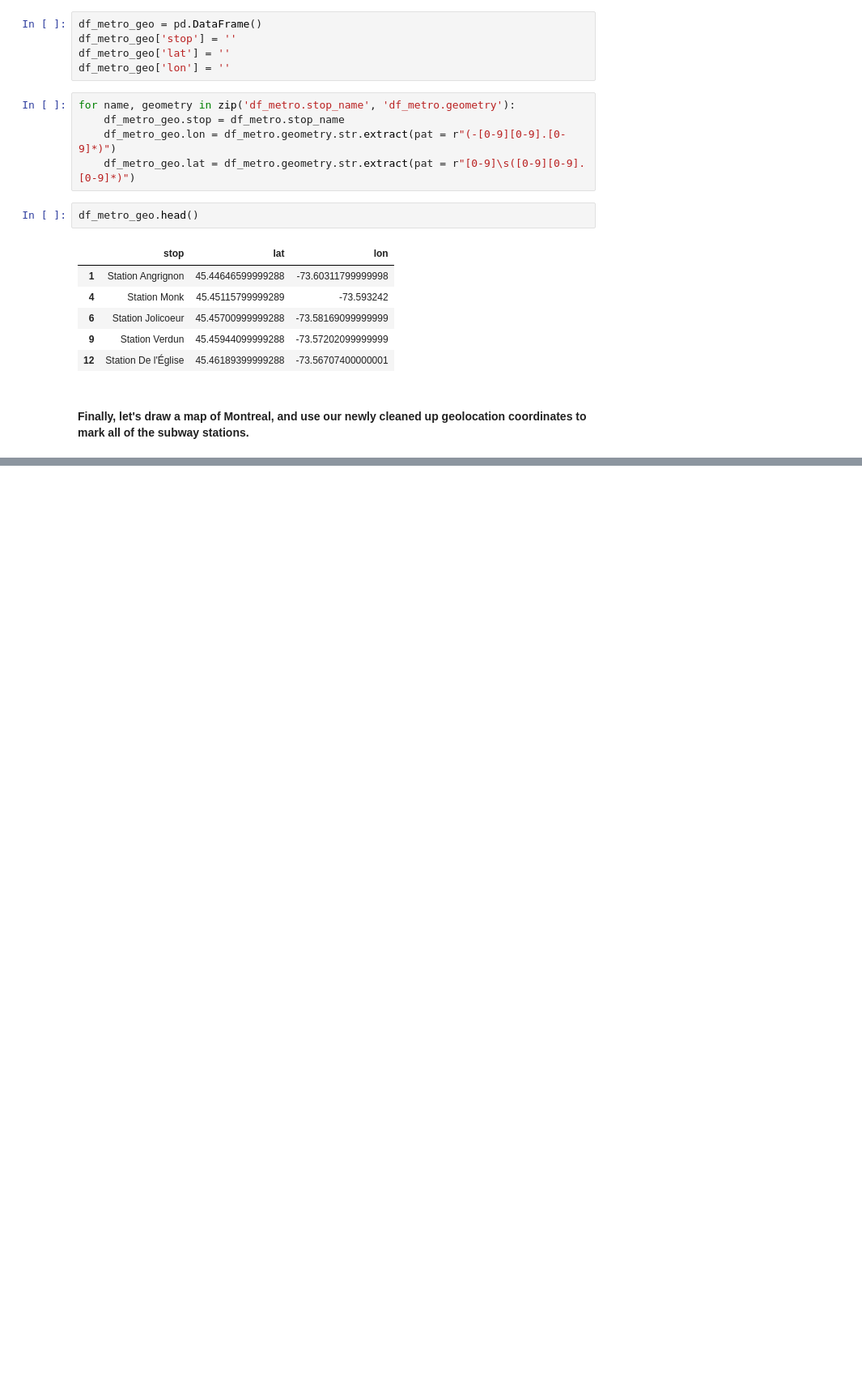
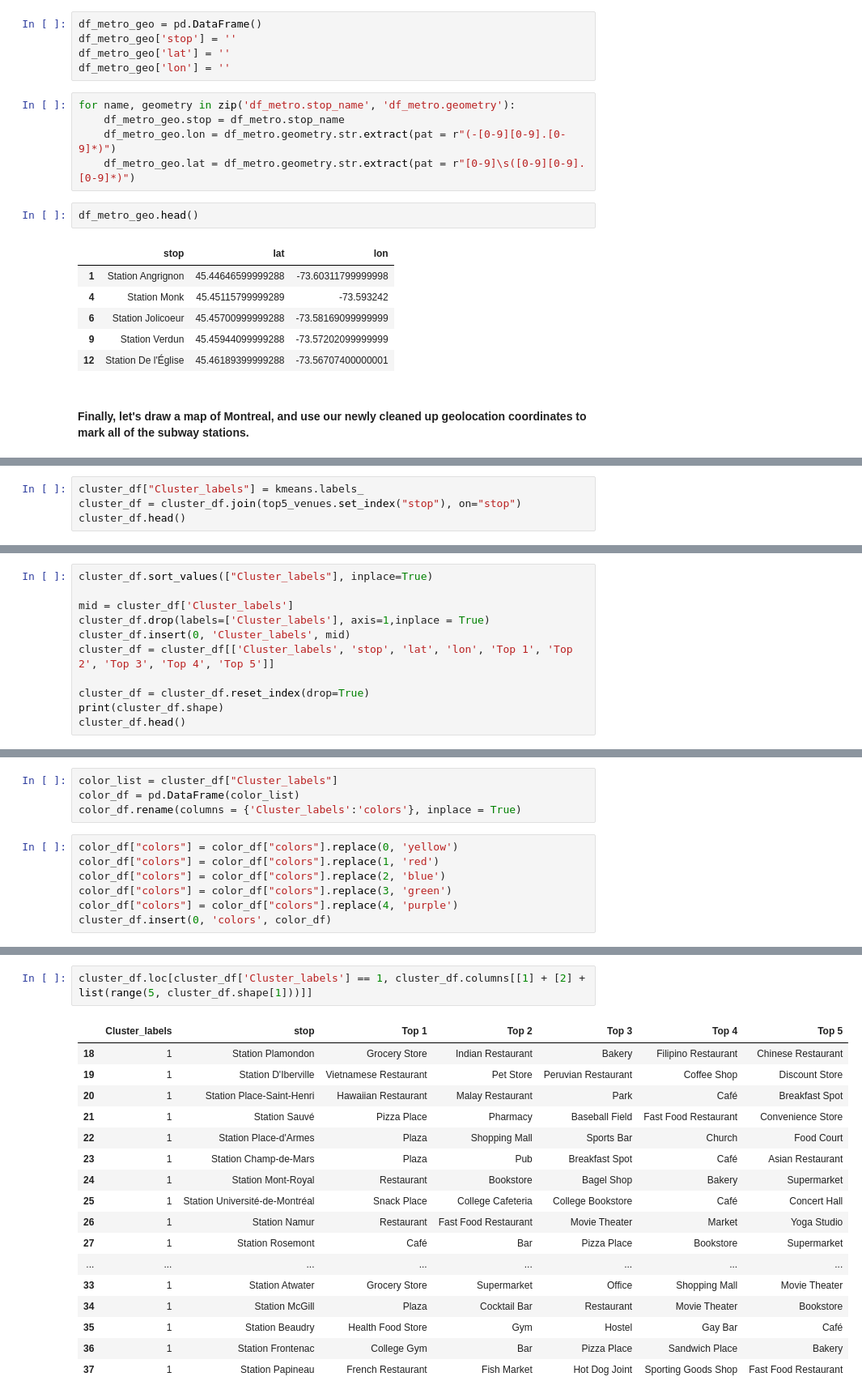
Before and after one commit to AlexIugan/IBM_DataScience_Coursework, a Jupyter notebook: Capstone Battle of the Neighborhoods.ipynb, the cells around one changed output, grey strips where cells are left out. Shown: that part at 81% size. Saved outputs shown, nothing was run; the diff lists cells and outputs as text; blank space fills up the shorter version.

```diff
--- a/Capstone Battle of the Neighborhoods.ipynb
+++ b/Capstone Battle of the Neighborhoods.ipynb
@@ -163,0 +310,4 @@ mtl_map
+# %%
+cluster_df["Cluster_labels"] = kmeans.labels_
+cluster_df = cluster_df.join(top5_venues.set_index("stop"), on="stop")
+cluster_df.head()
@@ -163,0 +322,11 @@ mtl_map
+# %%
+cluster_df.sort_values(["Cluster_labels"], inplace=True)
+
+mid = cluster_df['Cluster_labels']
+cluster_df.drop(labels=['Cluster_labels'], axis=1,inplace = True)
+cluster_df.insert(0, 'Cluster_labels', mid)
+cluster_df = cluster_df[['Cluster_labels', 'stop', 'lat', 'lon', 'Top 1', 'Top 2', 'Top 3', 'Top 4', 'Top 5']]
+
+cluster_df = cluster_df.reset_index(drop=True)
+print(cluster_df.shape)
+cluster_df.head()
@@ -163,0 +343,11 @@ mtl_map
+# %%
+color_list = cluster_df["Cluster_labels"]
+color_df = pd.DataFrame(color_list)
+color_df.rename(columns = {'Cluster_labels':'colors'}, inplace = True)
+# %%
+color_df["colors"] = color_df["colors"].replace(0, 'yellow')
+color_df["colors"] = color_df["colors"].replace(1, 'red')
+color_df["colors"] = color_df["colors"].replace(2, 'blue')
+color_df["colors"] = color_df["colors"].replace(3, 'green')
+color_df["colors"] = color_df["colors"].replace(4, 'purple')
+cluster_df.insert(0, 'colors', color_df)
@@ -163,0 +390,20 @@ mtl_map
+# %%
+cluster_df.loc[cluster_df['Cluster_labels'] == 1, cluster_df.columns[[1] + [2] + list(range(5, cluster_df.shape[1]))]]
+# %% [output]
+|  | Cluster_labels | stop | Top 1 | Top 2 | Top 3 | Top 4 | Top 5 |
+| 18 | 1 | Station Plamondon | Grocery Store | Indian Restaurant | Bakery | Filipino Restaurant | Chinese Restaurant |
+| 19 | 1 | Station D'Iberville | Vietnamese Restaurant | Pet Store | Peruvian Restaurant | Coffee Shop | Discount Store |
+| 20 | 1 | Station Place-Saint-Henri | Hawaiian Restaurant | Malay Restaurant | Park | Café | Breakfast Spot |
+| 21 | 1 | Station Sauvé | Pizza Place | Pharmacy | Baseball Field | Fast Food Restaurant | Convenience Store |
+| 22 | 1 | Station Place-d'Armes | Plaza | Shopping Mall | Sports Bar | Church | Food Court |
+| 23 | 1 | Station Champ-de-Mars | Plaza | Pub | Breakfast Spot | Café | Asian Restaurant |
+| 24 | 1 | Station Mont-Royal | Restaurant | Bookstore | Bagel Shop | Bakery | Supermarket |
+| 25 | 1 | Station Université-de-Montréal | Snack Place | College Cafeteria | College Bookstore | Café | Concert Hall |
+| 26 | 1 | Station Namur | Restaurant | Fast Food Restaurant | Movie Theater | Market | Yoga Studio |
+| 27 | 1 | Station Rosemont | Café | Bar | Pizza Place | Bookstore | Supermarket |
+| ... | ... | ... | ... | ... | ... | ... | ... |
+| 33 | 1 | Station Atwater | Grocery Store | Supermarket | Office | Shopping Mall | Movie Theater |
+| 34 | 1 | Station McGill | Plaza | Cocktail Bar | Restaurant | Movie Theater | Bookstore |
+| 35 | 1 | Station Beaudry | Health Food Store | Gym | Hostel | Gay Bar | Café |
+| 36 | 1 | Station Frontenac | College Gym | Bar | Pizza Place | Sandwich Place | Bakery |
+| 37 | 1 | Station Papineau | French Restaurant | Fish Market | Hot Dog Joint | Sporting Goods Shop | Fast Food Restaurant |
```
Also changed, not shown: parts of 28 cells of this notebook.
